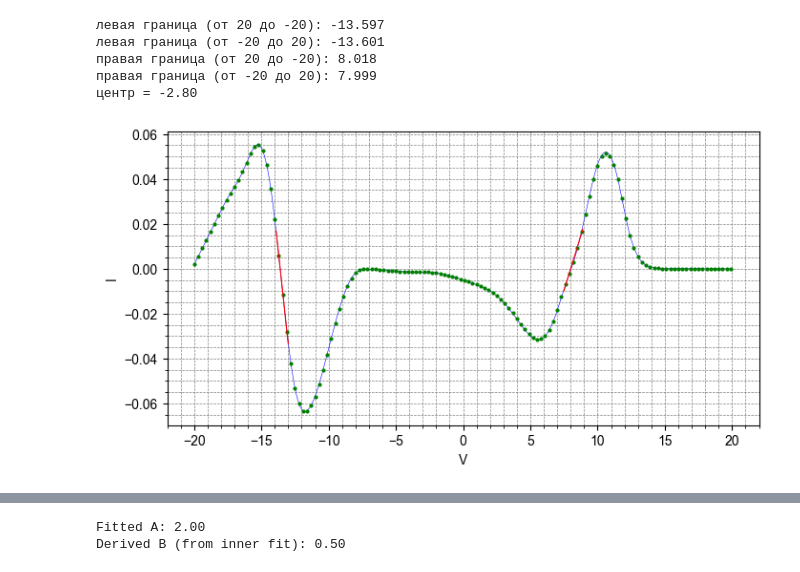
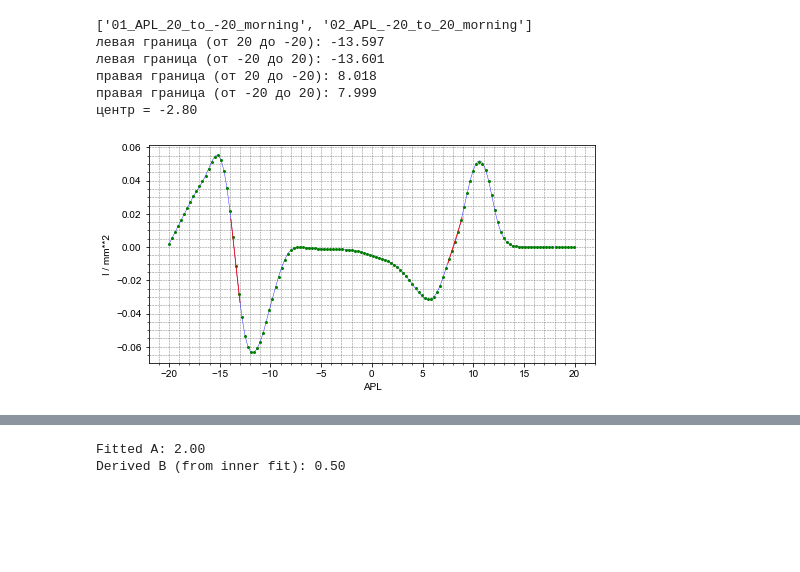
Before and after one commit to Metrologia-code/PyProjects, a Jupyter notebook: Temp/2026_09_10/fit.ipynb, the cells around one changed output, grey strips where cells are left out. Drawn from its saved outputs; the diff is of its cells as text; code cells hidden in the pictures; blank space fills up the shorter version.

```diff
--- a/Temp/2026_09_10/fit.ipynb
+++ b/Temp/2026_09_10/fit.ipynb
@@ -109,7 +34,8 @@ x_d, y_d = [], []
 
 data = {}
 
-files = ['01_APL_20_to_-20', '02_APL_-20_to_20']
+files = ['01_APL_20_to_-20_morning', '02_APL_-20_to_20_morning']
+print(files)
 
 #filename = 'Tonghui 2025-09-24 17-32-32'
 for filename in files:
@@ -157,7 +83,7 @@ set_minorticks(ax)
 
 #подписываем оси
 label_opt = {'labelpad':4, 'fontsize':10, }
-set_ax_label(ax, 'V', 'I', )
+set_ax_label(ax, 'APL', 'I / mm**2', )
 
 #меняем шрифт тиков
 ticks_font = font_manager.FontProperties(family='Arial', size=10, weight='light')
@@ -244,31 +170,32 @@ a_fit, b_fit, = popt
 
 print(f'правая граница (от -20 до 20): {-b_fit/a_fit:.3f}')
 fits['right_1'] = [x_data, a_fit, b_fit]
 center.append(-b_fit/a_fit)
 #====================================================================================
 
 print(f'центр = {np.mean(center):.2f}')
 
 abs0 = [abs(i) for i in data[files[0]]['y']]
 abs1 = [abs(i) for i in data[files[1]]['y']]
 #plot1, = ax.plot(data[files[0]]['x'], norm0, **raw_options, label='raw', )
 plot1d, = ax.plot(data[files[0]]['x'], dy_dx_0, **raw_options, label='raw', )
 #plot2, = ax.plot(data[files[1]]['x'], norm1, **raw2_options, label='raw', )
 plot2d, = ax.plot(data[files[1]]['x'], dy_dx_1, **raw2_options, label='raw', )
 #plot3, = ax.plot(data[files[2]]['x'], data[files[2]]['y'], **raw3_options, label='raw', )
 #plot1, = ax.plot(x_data, abs(y_data), **raw_options, label='raw', )
 #plot2, = ax.plot(x_data, func(x_data, a_fit, b_fit), **fit_options, label='fit', )
 plot2, = ax.plot(fits['left_0'][0], func(*fits['left_0']), **fit_options, label='fit', )
 plot2, = ax.plot(fits['right_1'][0], func(*fits['right_1']), **fit_options, label='fit', )
 
 #plt.yscale('log')
 #plt.yscale('symlog', linthresh=1e-10, linscale=0.2, )
 
 plt.show()
 # %% [output]
+['01_APL_20_to_-20_morning', '02_APL_-20_to_20_morning']
 левая граница (от 20 до -20): -13.597
 левая граница (от -20 до 20): -13.601
 правая граница (от 20 до -20): 8.018
 правая граница (от -20 до 20): 7.999
 центр = -2.80
-[figure, old version]
+[figure, new version]
```
Also changed, not shown: parts of 4 cells of this notebook.
